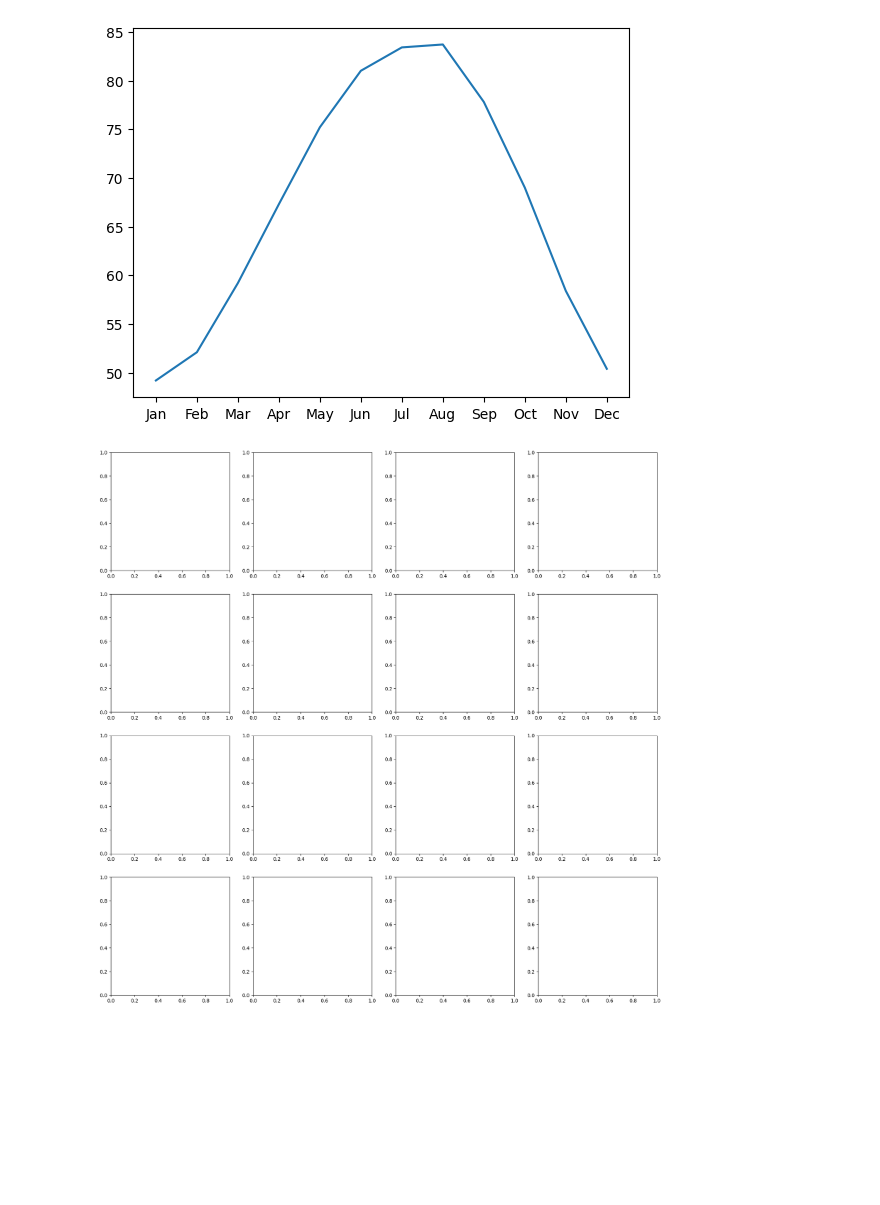
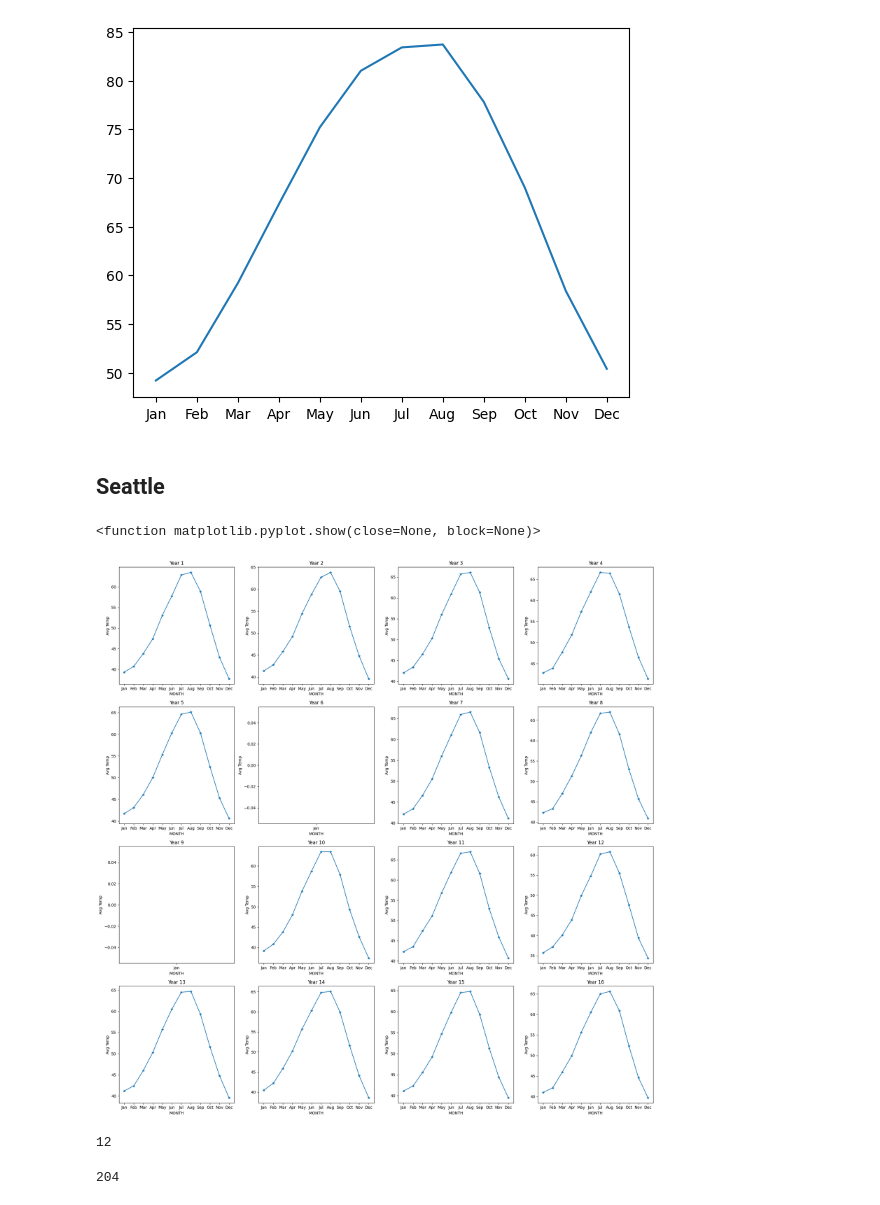
Before and after one commit to moloo1961/Python-notes, a Jupyter notebook: Python_Data_Analysis_Notes/Matplotlib_and_Seaborn.ipynb, the cells around one changed output. Cells and saved outputs as stored; diff of their text form; code cells hidden in the pictures; blank space fills up the shorter version.

```diff
--- a/Python_Data_Analysis_Notes/Matplotlib_and_Seaborn.ipynb
+++ b/Python_Data_Analysis_Notes/Matplotlib_and_Seaborn.ipynb
@@ -406,7 +420,38 @@ plt.show()
+# %% [markdown]
+## Seattle
 # %%
 # Now plot the same graph for at least four other years
 # in your dataset and compare the results
 
 fig, ax = plt.subplots(4,4, figsize=(20,20))
+
+# Flatten grid into a single line of boxes
+axes = ax.flatten()
+
+# Loop to plot the 4 consecutive years
+for i in range(16):
+    start_row = i * 12
+    end_row = (i + 1) * 12
+
+    # slice the next 12 months
+    year_data = seattle.iloc[start_row:end_row]
+
+    # plot on the grid
+    axes[i].plot(year_data["MONTH"], year_data["MLY-TAVG-NORMAL"], marker='*')
+    axes[i].set_title(f"Year {i + 1}")
+    axes[i].set_xlabel("MONTH")
+    axes[i].set_ylabel("Avg Temp")
+
+plt.tight_layout()
+plt.show
 # %% [output]
+<function matplotlib.pyplot.show(close=None, block=None)>
-[figure, old version]
+[figure, new version]
+# %%
+print(len(austin))
+# %% [output]
+12
+# %%
+print(len(seattle))
+# %% [output]
+204
```
Also changed, not shown: parts of 5 cells of this notebook, 2 other files.
